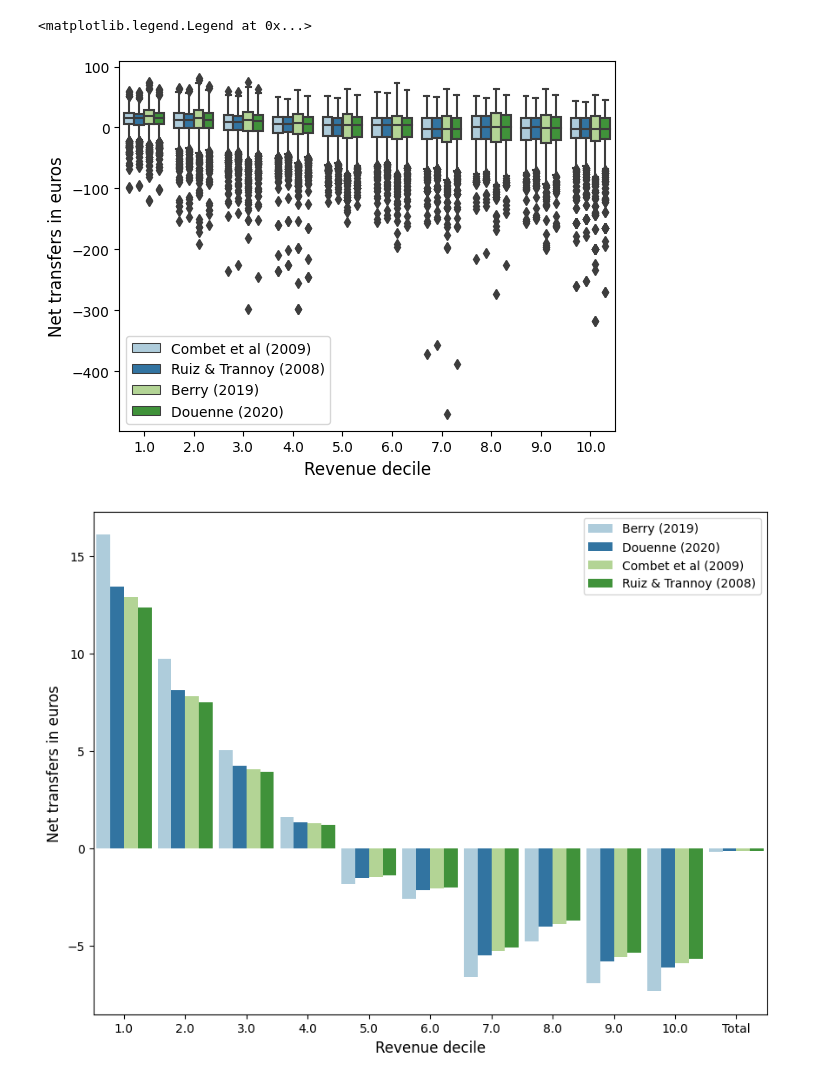
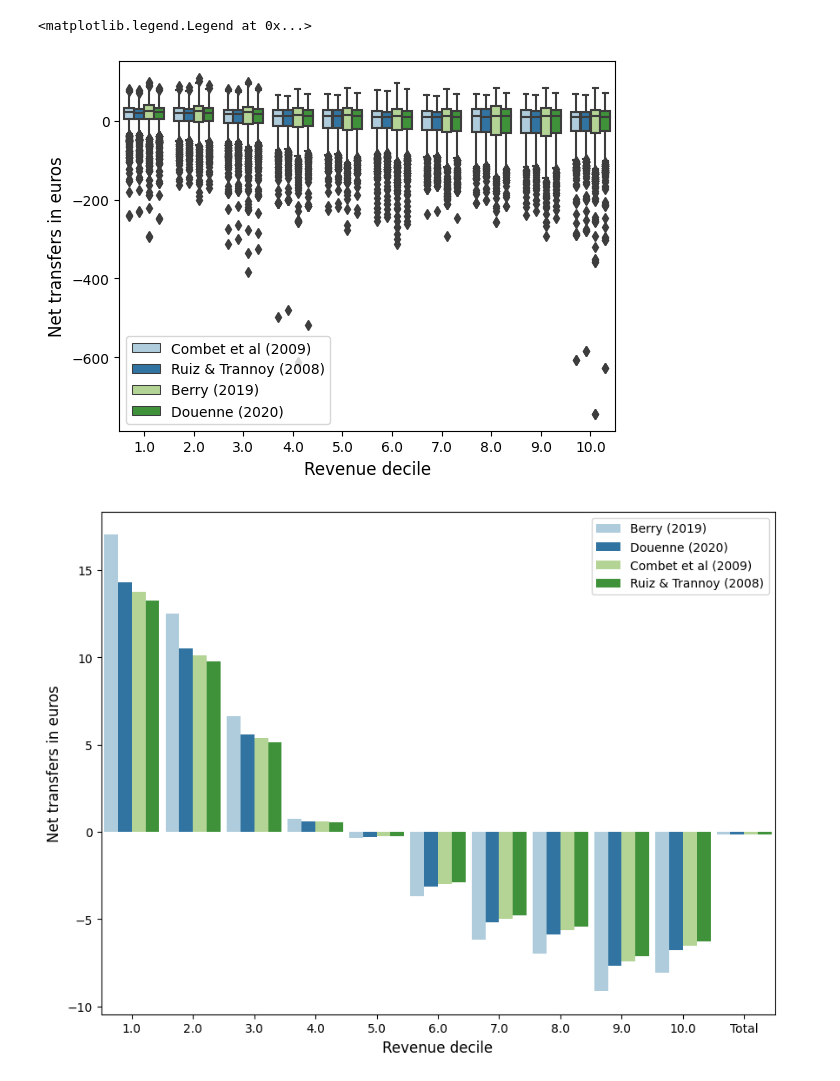
Before and after one commit to openfisca/openfisca-france-indirect-taxation, a Jupyter notebook: openfisca_france_indirect_taxation/projects/Master_Thesis_Herve/Simulation_taxe_energie_winners_losers.ipynb, the cells around one changed output. Drawn from its saved outputs; the diff is of its cells as text; code cells hidden in the pictures.

Commit message:
Adapt code to vectorial elasticities from Douenne (2020)

```diff
--- a/openfisca_france_indirect_taxation/projects/Master_Thesis_Herve/Simulation_taxe_energie_winners_losers.ipynb
+++ b/openfisca_france_indirect_taxation/projects/Master_Thesis_Herve/Simulation_taxe_energie_winners_losers.ipynb
@@ -128,8 +35,8 @@ ident_men_2
 # %%
-df_elasticities = pd.read_csv(os.path.join(data_path,'Elasticities_literature.csv'), sep = ";")
+df_elasticities = pd.read_csv(os.path.join(data_path,'Reform_parameters/Elasticities_literature.csv'), sep = ";")
 df_elasticities = df_elasticities.astype({'ref_elasticity': str, 'elas_price_1_1': float , 'elas_price_2_2' : float ,'elas_price_3_3' : float })
 
 # exemple
-#elasticites = df_elasticities[df_elasticities['ref_elasticity'] == 'Douenne (2020)']
+elasticites = df_elasticities[df_elasticities['ref_elasticity'] == 'Douenne (2020)']
 # %%
 to_graph, menages_reform = run_all_elasticities(df_elasticities, year = 2019, reform = carbon_tax_rv)
@@ -161,11 +52,11 @@ plt.ylabel('Net transfers in euros', fontdict = {'fontsize' : 12})
 plt.legend()
 # %% [output]
 <matplotlib.legend.Legend at 0x...>
-[figure, old version]
+[figure, new version]
 # %%
-graph_net_transfers(to_graph,carbon_tax_rv)
+graph_net_transfers(to_graph,carbon_tax_rv,elas_vect = False)
 # %% [output]
-[figure, old version]
+[figure, new version]
 # %%
 sns.boxplot(data = menages_reform, x = "niveau_vie_decile", y = "Effort_rate", hue = "ref_elasticity", palette = sns.color_palette("Paired"))
 plt.xlabel('Revenue decile', fontdict = {'fontsize' : 12})
```
Also changed, not shown: parts of 23 cells of this notebook.
